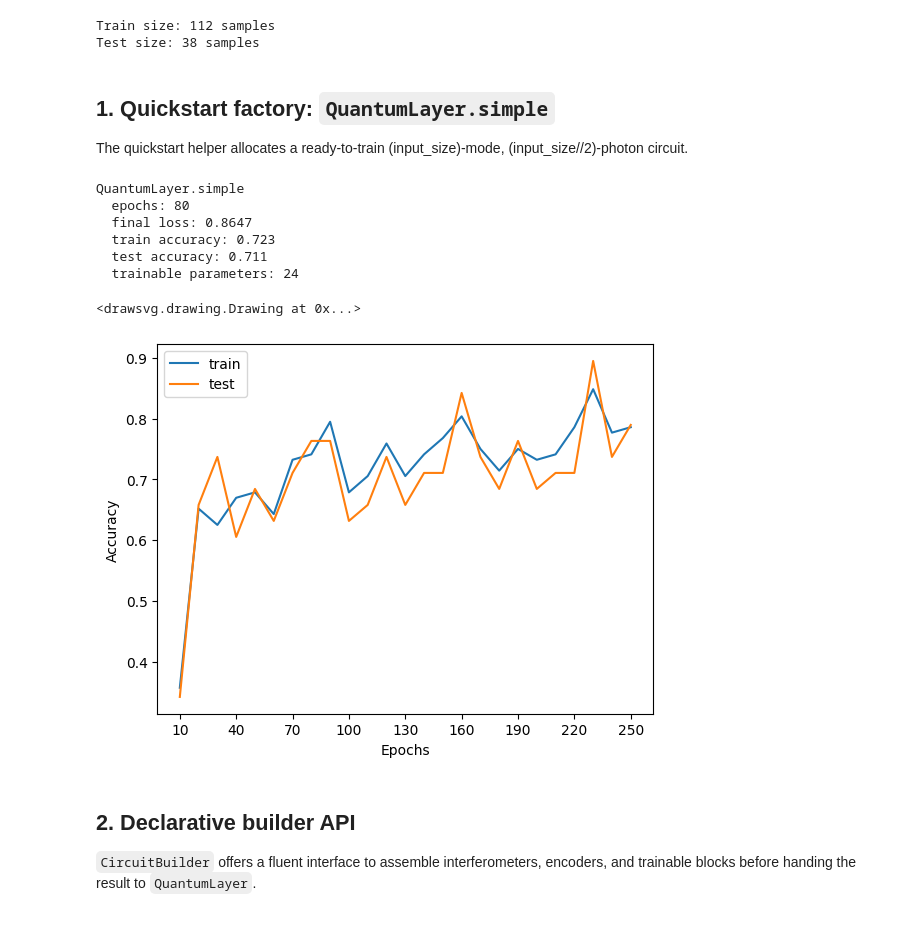
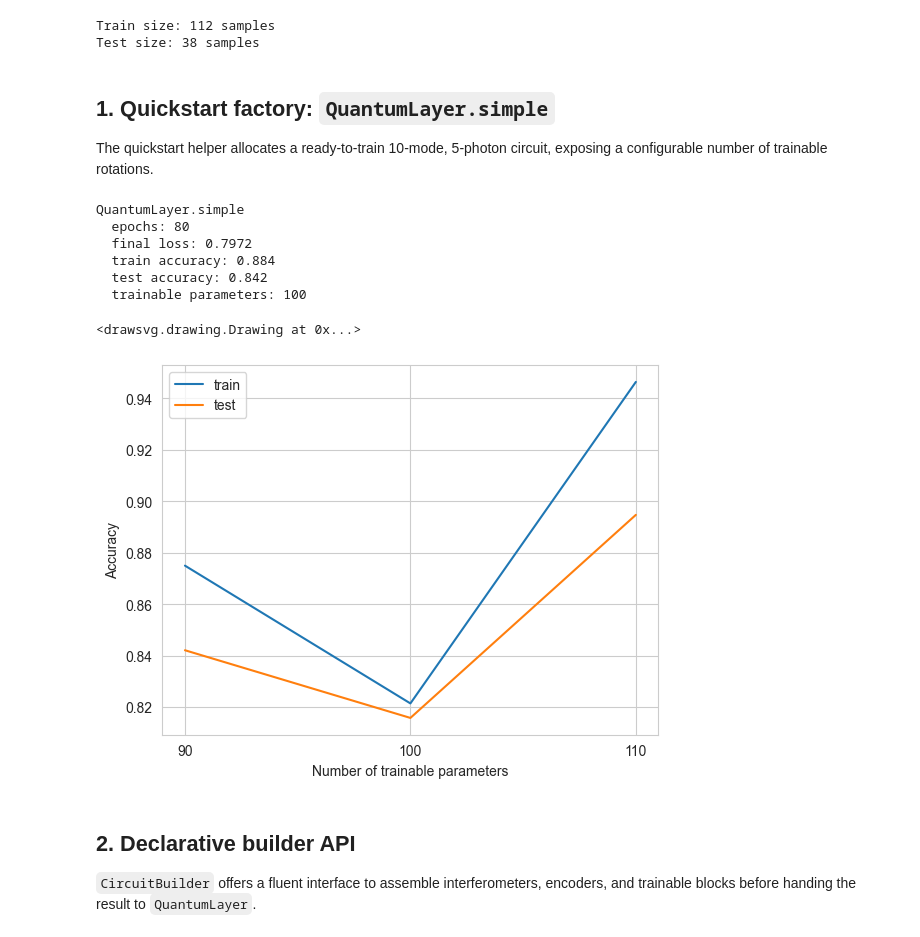
Before and after one commit to merlinquantum/merlin, a Jupyter notebook: docs/source/notebooks/FirstQuantumLayers.ipynb, the cells around one changed output. Saved outputs shown, nothing was run; the diff lists cells and outputs as text; code cells hidden in the pictures.

Commit message:
Should be ready for a PR

```diff
--- a/docs/source/notebooks/FirstQuantumLayers.ipynb
+++ b/docs/source/notebooks/FirstQuantumLayers.ipynb
@@ -87,10 +87,11 @@ def describe(name: str, losses, train_acc: float, test_acc: float):
 # %% [markdown]
 ## 1. Quickstart factory: `QuantumLayer.simple`
 
-The quickstart helper allocates a ready-to-train (input_size)-mode, (input_size//2)-photon circuit.
+The quickstart helper allocates a ready-to-train 10-mode, 5-photon circuit, exposing a configurable number of trainable rotations.
 # %%
 base_simple = QuantumLayer.simple(
     input_size=X_train.shape[1],
+    n_params=100,
     dtype=X_train.dtype,
 )
 
@@ -110,48 +111,40 @@ print(
 # %% [output]
 QuantumLayer.simple
   epochs: 80
-  final loss: 0.8647
-  train accuracy: 0.723
-  test accuracy: 0.711
-  trainable parameters: 24
+  final loss: 0.7972
+  train accuracy: 0.884
+  test accuracy: 0.842
+  trainable parameters: 100
 # %%
 # you can visualize the circuit generated by QuantumLayer.simple
 pcvl.pdisplay(base_simple.circuit)
 # %% [output]
 <drawsvg.drawing.Drawing at 0x...>
 # %%
+params = [90, 100, 110]
 test_accs, train_accs = [], []
-epochs = [10 * i for i in range(1, 26)]
-for epoch in epochs:
+for n_params in params:
     base_layer = QuantumLayer.simple(
         input_size=X_train.shape[1],
+        n_params=n_params,
         dtype=X_train.dtype,
     )
     simple_layer = nn.Sequential(
         base_layer,
         LexGrouping(base_layer.output_size, 3),
     )
-    losses, train_acc, test_acc = run_experiment(simple_layer, epochs=epoch, lr=0.01)
+    losses, train_acc, test_acc = run_experiment(simple_layer, epochs=80, lr=0.01)
     test_accs.append(test_acc)
     train_accs.append(train_acc)
-plt.plot(epochs, train_accs, label="train")
-plt.plot(epochs, test_accs, label="test")
-ticks = epochs
-indexes_to_pop = []
-index = 0
-for i in range(len(epochs)):
-    if i % 3 > 0:
-        ticks.pop(index)
-    else:
-        index += 1
-
-plt.xticks(ticks=ticks, labels=[str(p) for p in ticks])
-plt.xlabel("Epochs")
+plt.plot(params, train_accs, label="train")
+plt.plot(params, test_accs, label="test")
+plt.xlabel("Number of trainable parameters")
+plt.xticks(ticks=params, labels=[str(p) for p in params])
 plt.ylabel("Accuracy")
 plt.legend()
 plt.show()
 # %% [output]
-[figure, old version]
+[figure, new version]
 # %% [markdown]
 ## 2. Declarative builder API
 
```
Also changed, not shown: parts of 2 cells of this notebook, 6 other files.
